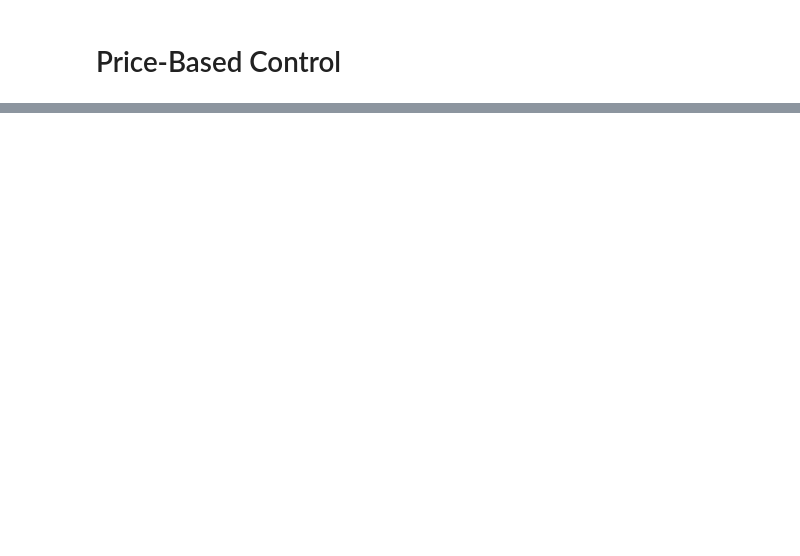
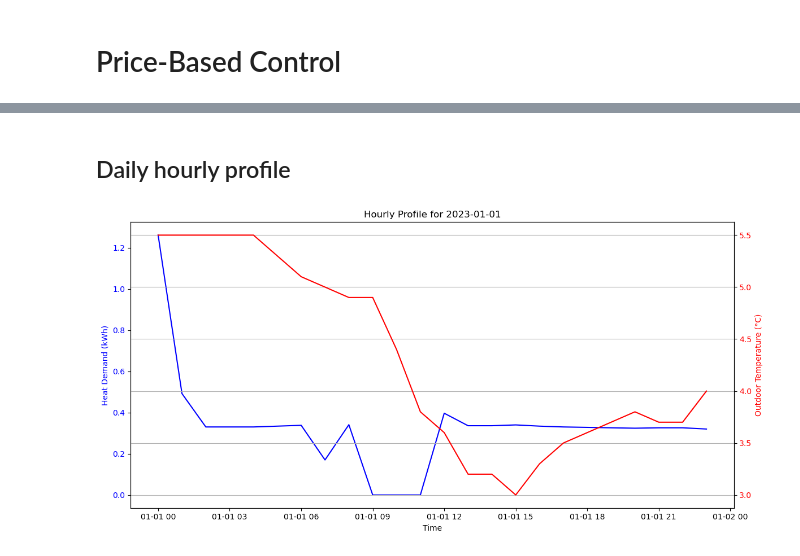
Before and after one commit to Qiuyi-Hong/Rule-Based-Control, a Jupyter notebook: price_based_control.ipynb, the cells around one changed output, grey strips where cells are left out. Saved outputs shown, nothing was run; the diff lists cells and outputs as text; code cells hidden in the pictures; blank space fills up the shorter version.

```diff
--- a/price_based_control.ipynb
+++ b/price_based_control.ipynb
@@ -99,0 +192,32 @@ results_price_based = pd.DataFrame({
+# %% [markdown]
+## Daily hourly profile
+# %%
+# Specify the day you want to plot
+specific_day = '2023-01-01'  # Change this to the desired date
+
+# Filter the data for the specific day
+daily_profile = hourly_df.loc[specific_day]
+
+# Plotting
+fig, ax1 = plt.subplots(figsize=(12, 6))
+
+# Plot Heating Demand on the first y-axis
+ax1.plot(daily_profile.index, daily_profile['Heat Demand (kWh)'], label='Hourly Heat Demand', color='blue')
+ax1.set_xlabel('Time')
+ax1.set_ylabel('Heat Demand (kWh)', color='blue')
+ax1.tick_params(axis='y', labelcolor='blue')
+
+# Create a second y-axis
+ax2 = ax1.twinx()
+ax2.plot(daily_profile.index, daily_profile['Outdoor Temperature (°C)'], label='Hourly Temperature', color='red')
+ax2.set_ylabel('Outdoor Temperature (°C)', color='red')
+ax2.tick_params(axis='y', labelcolor='red')
+
+# Title and grid
+plt.title(f'Hourly Profile for {specific_day}')
+fig.tight_layout()
+plt.grid()
+plt.savefig(f'./figures/hourly_profile_{specific_day}_price.pdf')
+plt.show()
+# %% [output]
+[figure, added]
```
Also changed, not shown: parts of 19 cells of this notebook, 31 other files.
